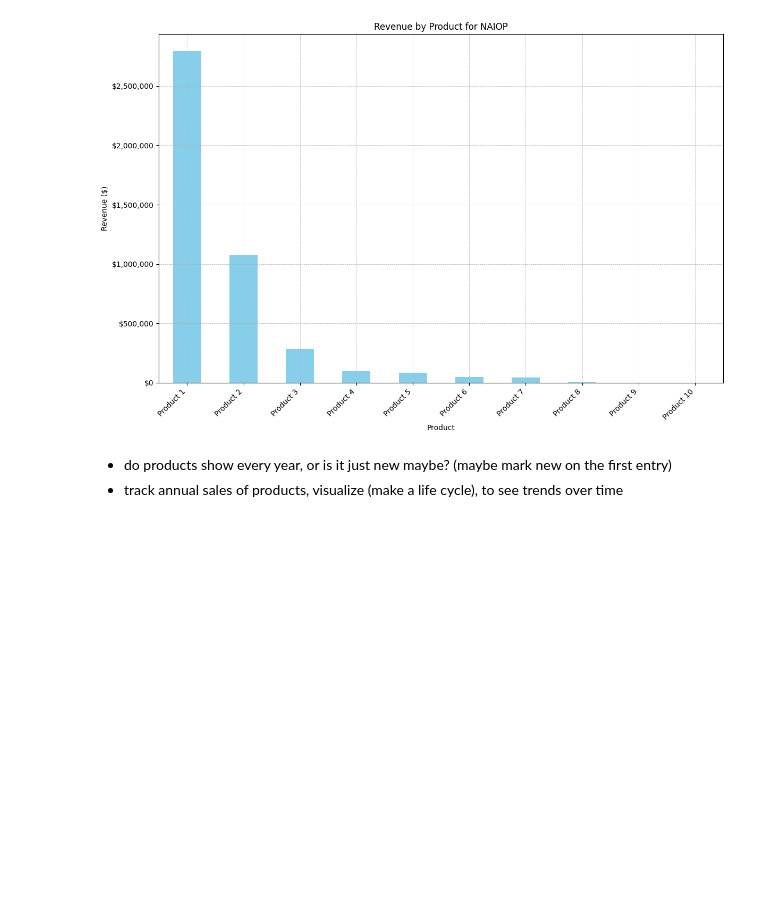
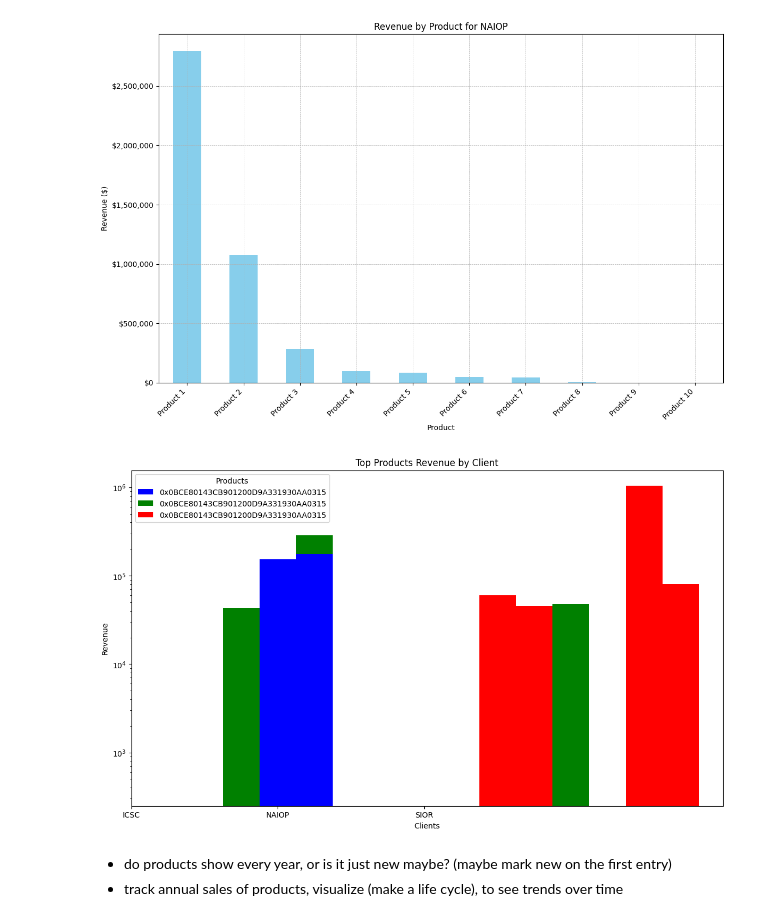
Before and after one commit to aKssup/data-consulting, a Jupyter notebook: mem_data_analysis.ipynb, the cells around one changed output. Drawn from its saved outputs; the diff is of its cells as text; code cells hidden in the pictures; blank space fills up the shorter version.

Commit message:
graph for sales combined

```diff
--- a/mem_data_analysis.ipynb
+++ b/mem_data_analysis.ipynb
@@ -841,6 +841,67 @@ plt.tight_layout()
 plt.show()
 # %% [output]
 [figure]
+# %%
+import pandas as pd
+import matplotlib.pyplot as plt
+
+# Example data in a DataFrame
+data = {
+    'Client': ['ICSC'] * 5 + ['NAIOP'] * 10 + ['SIOR'] * 10,
+    'ProductId': [
+        "0x9E8B160226C9FE22A910C782CE5076E2", "0x8C19A547F4F2D76D4F47B8EFFB73F4F7",
+        "0x54F95A5E234DD10A3244A98632BA45CB", "0x5158A250E30F1FB4415D86DED2C8E0C5", "0xF5C0A1C9384C2E25E79BA1ABF5D9A037",
+        "0x9E9FBC05EDA3A31D3D7D2D99F6CCBB44", "0xB1D787D73861B99E3C6EAAB152ECC267",
+        "0x1F9328EF4BFD437D552C96F5B1D116EE", "0xB794B776FB974C9B09BDE6A815EFFCD8", "0xA23E0E7B83DB6A0D4B958C46E70CED19",
+        "0x85705D7BF13E936A6B07F7CC0047211F", "0x0BCE80143CB901200D9A331930AA0315", "0x896D76C40828972B7A92CA2BDBA6BE22",
+        "0x10AB8A62F22A93DFA334BE19E73A6832", "0x859F45F9B7C86C38399DA51D19C7A5F6",
+        "0x9E8B160226C9FE22A910C782CE5076E2", "0xF5C0A1C9384C2E25E79BA1ABF5D9A037",
+        "0x83328A9B5BCBD66B31C8B882E78C7B0F", "0xBC0C8546EF1FC064C277B3CEECF1B68E", "0xD109AC74DF282488EFD1DD7621A847D2",
+        "0xBB166FEFF34B74FEF81127259160C93A", "0x847D827DAC4CED82AE7907495A7399C9", "0x2C5EAF03FB31E4EB10D8CB3786C0DF00", "0x941CFE1F75F9BF7E4577700E2C16D7CA", "0x3A6A1693FA5A8298B28EF588CFEF866B"
+    ],
+    'Total': [
+        1.122092e+06, 1.972465e+05, 1.760362e+05, 1.528739e+05, 1.076415e+05,
+        2.797043e+06, 1.073884e+06, 2.846097e+05, 9.956115e+04, 8.465310e+04,
+        4.799736e+04, 4.367439e+04, 3.118500e+03, 3.693600e+02, 2.916000e+01,
+        6.711268e+06, 1.954636e+06, 1.046778e+06, 5.484348e+05, 1.038487e+05,
+        8.203861e+04, 8.146899e+04, 6.009390e+04, 5.525010e+04, 4.496553e+04
+    ]
+}
+
+df = pd.DataFrame(data)
+
+# We need to restructure this data for plotting
+# Pivot the data for easier plotting
+pivot_df = df.pivot_table(values='Total', index='ProductId', columns='Client', aggfunc='sum')
+
+# Plotting the data
+fig, ax = plt.subplots(figsize=(14, 8))
+
+# We need to find the positions for the groups
+client_list = df['Client'].unique()
+x = np.arange(len(client_list))
+width = 0.25  # the width of the bars
+
+colors = {'ICSC': 'blue', 'NAIOP': 'green', 'SIOR': 'red'}
+
+# Plot each row
+for i, product in enumerate(pivot_df.index[:10]):
+    for j, client in enumerate(client_list):
+        ax.bar(x[j] + width*i, pivot_df.loc[product, client] if product in pivot_df.index and client in pivot_df.columns else 0,
+               width, label=f'{product}' if i == 0 else "", color=colors[client])
+
+# Add some text for labels, title and custom x-axis tick labels, etc.
+ax.set_xlabel('Clients')
+ax.set_ylabel('Revenue')
+ax.set_title('Top Products Revenue by Client')
+ax.set_xticks(x + width)
+ax.set_xticklabels(client_list)
+ax.legend(title='Products')
+ax.set_yscale('log')
+
+plt.show()
+# %% [output]
+[figure, added]
 # %% [markdown]
 - do products show every year, or is it just new maybe? (maybe mark new on the first entry)
 - track annual sales of products, visualize (make a life cycle), to see trends over time
```
